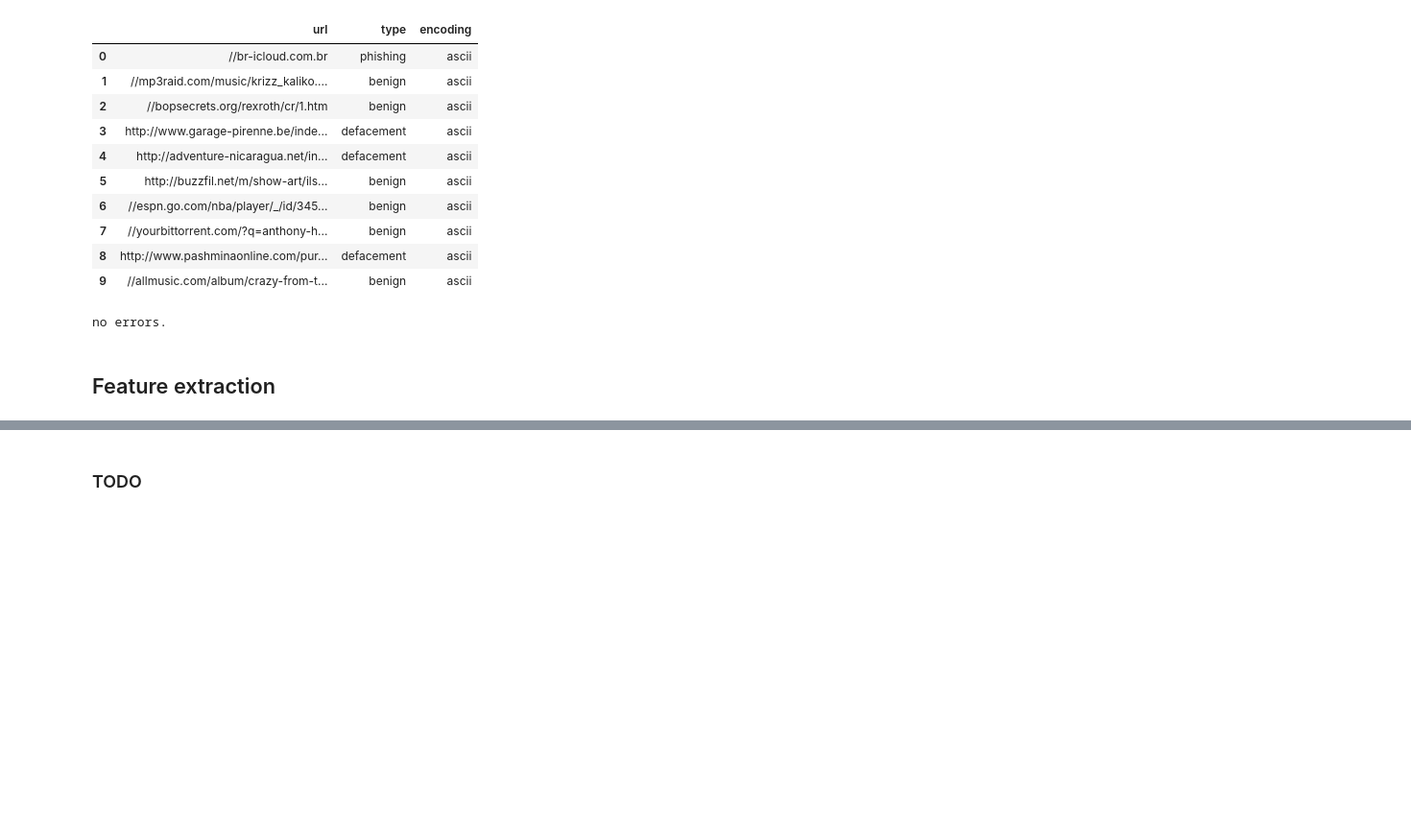
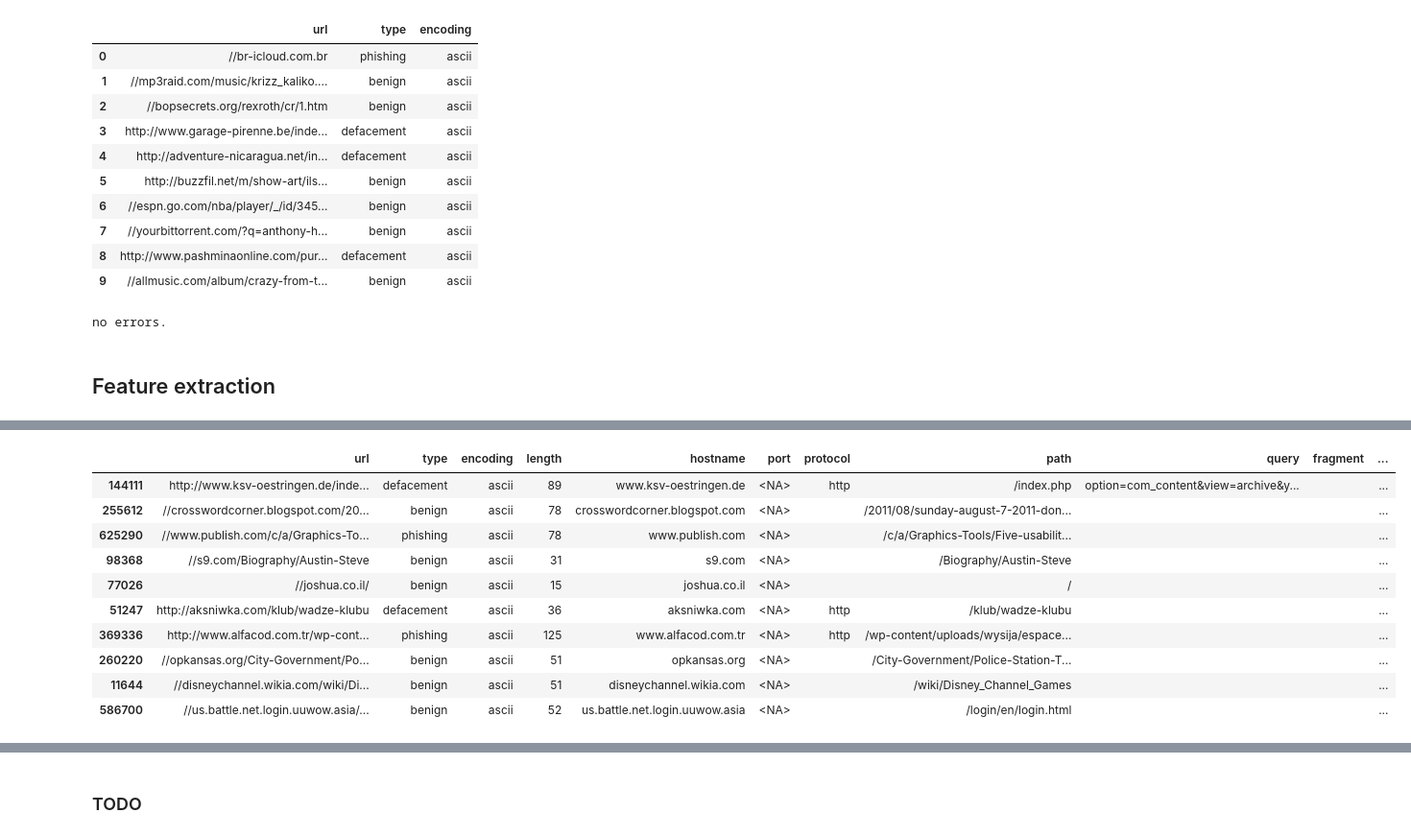
Before and after one commit to Metalcape/url-classifier, a Jupyter notebook: url-classifier.ipynb, the cells around one changed output, grey strips where cells are left out. Shown: that part at 96% size. Saved outputs shown, nothing was run; the diff lists cells and outputs as text; code cells hidden in the pictures; blank space fills up the shorter version.

```diff
--- a/url-classifier.ipynb
+++ b/url-classifier.ipynb
@@ -244,0 +245,20 @@ df.sample(10)
+# %%
+from urllib.parse import parse_qs
+
+df['query_length'] = df['query'].apply(lambda x: len(str(x)))
+
+df['query_args'] = df['query'].apply(lambda x: len(parse_qs(x)))
+
+df.sample(10)
+# %% [output]
+|  | url | type | encoding | length | hostname | port | protocol | path | query | fragment | ... |
+| 144111 | http://www.ksv-oestringen.de/inde... | defacement | ascii | 89 | www.ksv-oestringen.de | <NA> | http | /index.php | option=com_content&view=archive&y... |  | ... |
+| 255612 | //crosswordcorner.blogspot.com/20... | benign | ascii | 78 | crosswordcorner.blogspot.com | <NA> |  | /2011/08/sunday-august-7-2011-don... |  |  | ... |
+| 625290 | //www.publish.com/c/a/Graphics-To... | phishing | ascii | 78 | www.publish.com | <NA> |  | /c/a/Graphics-Tools/Five-usabilit... |  |  | ... |
+| 98368 | //s9.com/Biography/Austin-Steve | benign | ascii | 31 | s9.com | <NA> |  | /Biography/Austin-Steve |  |  | ... |
+| 77026 | //joshua.co.il/ | benign | ascii | 15 | joshua.co.il | <NA> |  | / |  |  | ... |
+| 51247 | http://aksniwka.com/klub/wadze-klubu | defacement | ascii | 36 | aksniwka.com | <NA> | http | /klub/wadze-klubu |  |  | ... |
+| 369336 | http://www.alfacod.com.tr/wp-cont... | phishing | ascii | 125 | www.alfacod.com.tr | <NA> | http | /wp-content/uploads/wysija/espace... |  |  | ... |
+| 260220 | //opkansas.org/City-Government/Po... | benign | ascii | 51 | opkansas.org | <NA> |  | /City-Government/Police-Station-T... |  |  | ... |
+| 11644 | //disneychannel.wikia.com/wiki/Di... | benign | ascii | 51 | disneychannel.wikia.com | <NA> |  | /wiki/Disney_Channel_Games |  |  | ... |
+| 586700 | //us.battle.net.login.uuwow.asia/... | benign | ascii | 52 | us.battle.net.login.uuwow.asia | <NA> |  | /login/en/login.html |  |  | ... |
```
Also changed, not shown: parts of 5 cells of this notebook.
